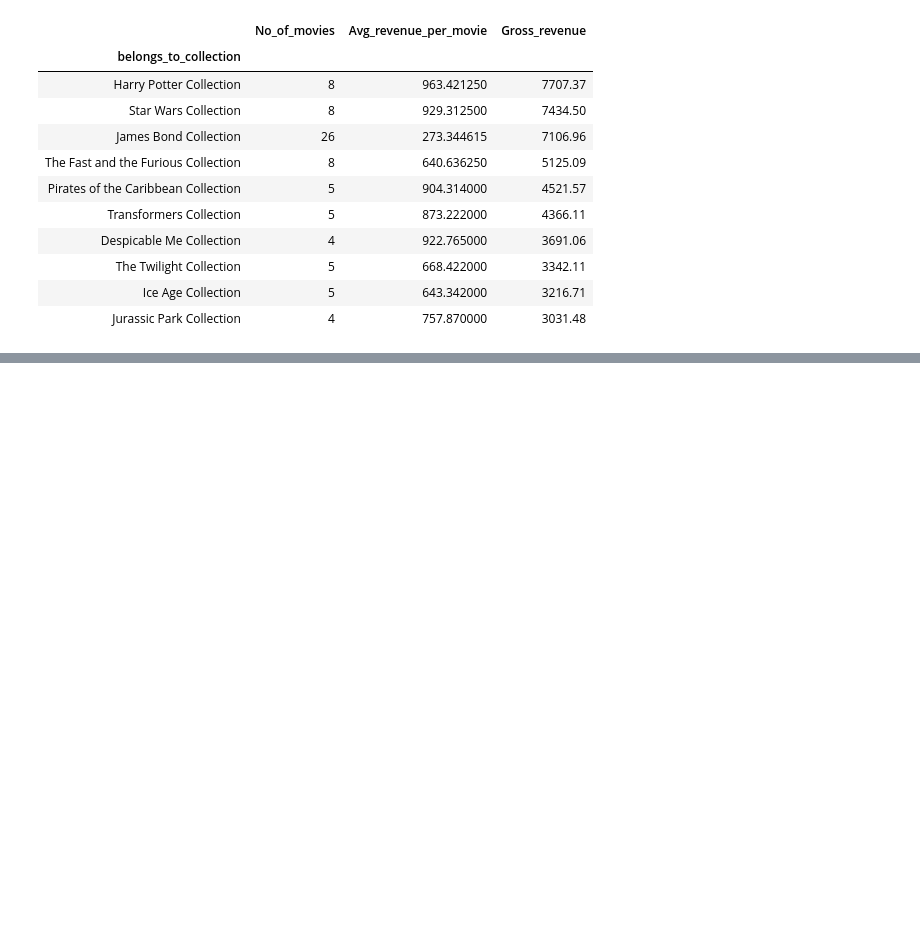
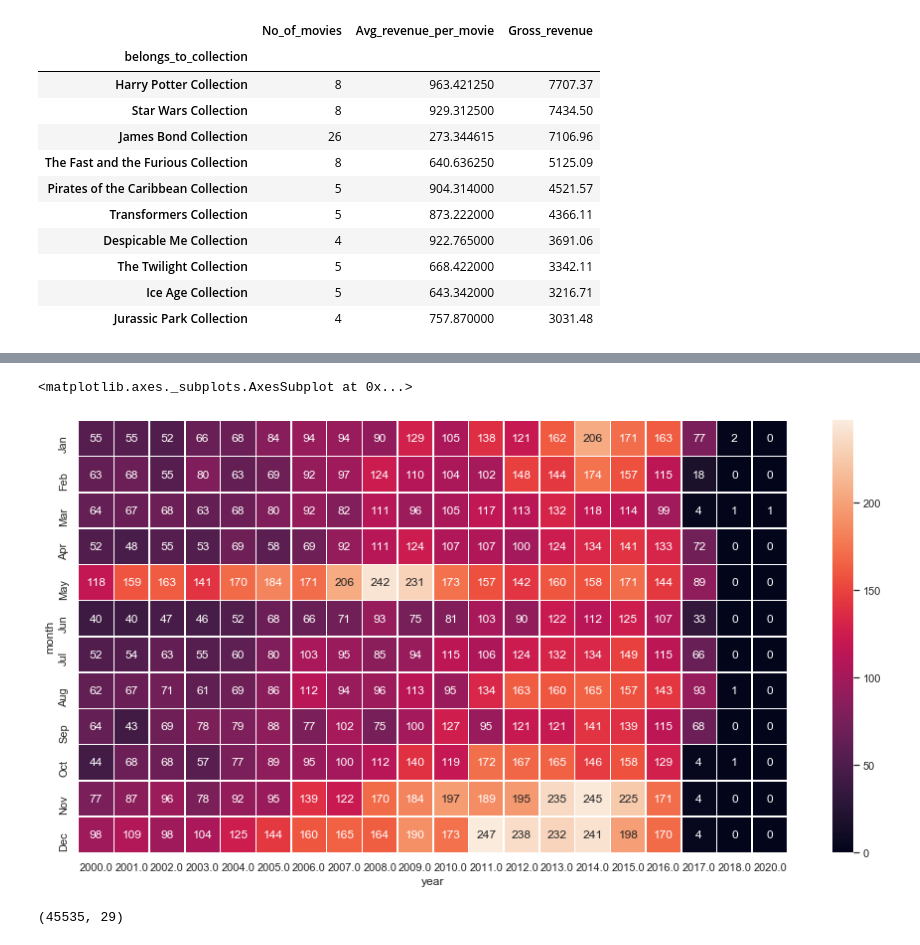
Before and after one commit to sanjay033/Movie-Recommendation, a Jupyter notebook: Movie Recommendation Engine.ipynb, the cells around one changed output, grey strips where cells are left out. Cells and saved outputs as stored; diff of their text form; code cells hidden in the pictures; blank space fills up the shorter version.

```diff
--- a/Movie Recommendation Engine.ipynb
+++ b/Movie Recommendation Engine.ipynb
@@ -246,0 +252,37 @@ plt.show()
+# %%
+def get_month(x):
+    try:
+        return month_order[int(str(x).split('-')[1]) - 1]
+    except:
+        return np.nan
+# %%
+def get_day(x):
+    try:
+        year, month, day = (int(i) for i in x.split('-'))
+        answer = datetime.date(year, month, day).weekday()
+        return day_order[answer]
+    except:
+        return np.nan
+# %%
+df['day'] = df['release_date'].apply(get_day)
+df['month'] = df['release_date'].apply(get_month)
+# %%
+df_21 = df.copy()
+df_21['year'] = df_21[df_21['year'] != 'NaT']['year'].astype(int)
+df_21 = df_21[df_21['year'] >=2000]
+hmap_21 = pd.pivot_table(data=df_21, index='month', columns='year', aggfunc='count', values='title')
+hmap_21 = hmap_21.fillna(0)
+# %%
+sns.set(font_scale=1)
+f, ax = plt.subplots(figsize=(16, 8))
+sns.heatmap(hmap_21, annot=True, linewidths=.5, ax=ax, fmt='n', yticklabels=month_order)
+# %% [output]
+<matplotlib.axes._subplots.AxesSubplot at 0x...>
+[figure, added]
+# %%
+#Merge
+df['id'] = df['id'].astype('int')
+df1 = df.merge(credits_df, on='id')
+df1.shape
+# %% [output]
+(45535, 29)
```
Also changed, not shown: parts of 27 cells of this notebook.
